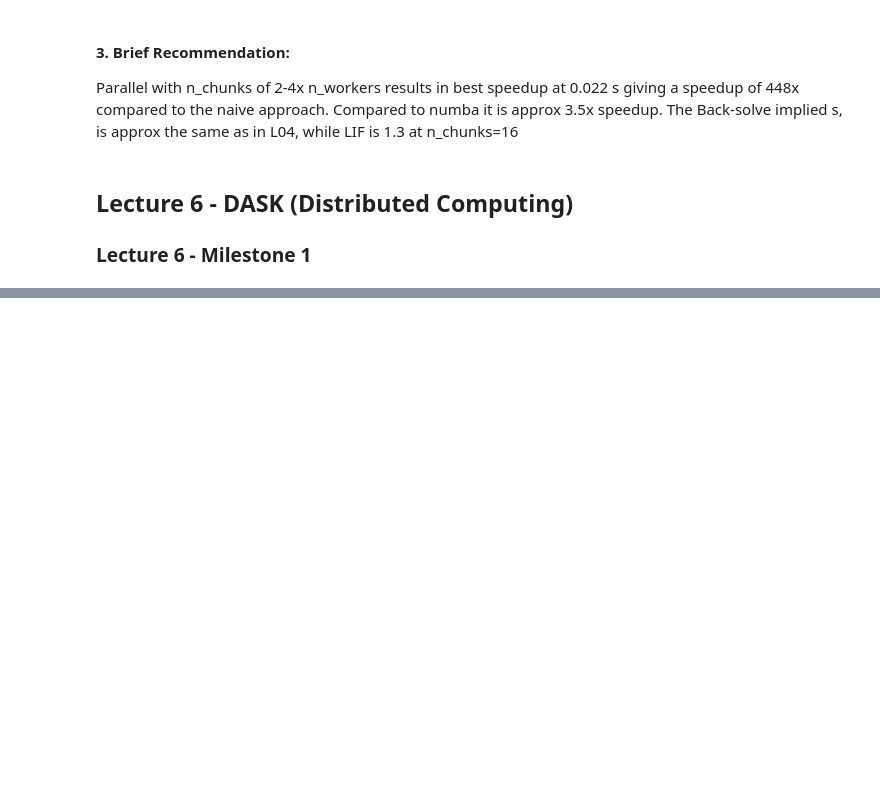
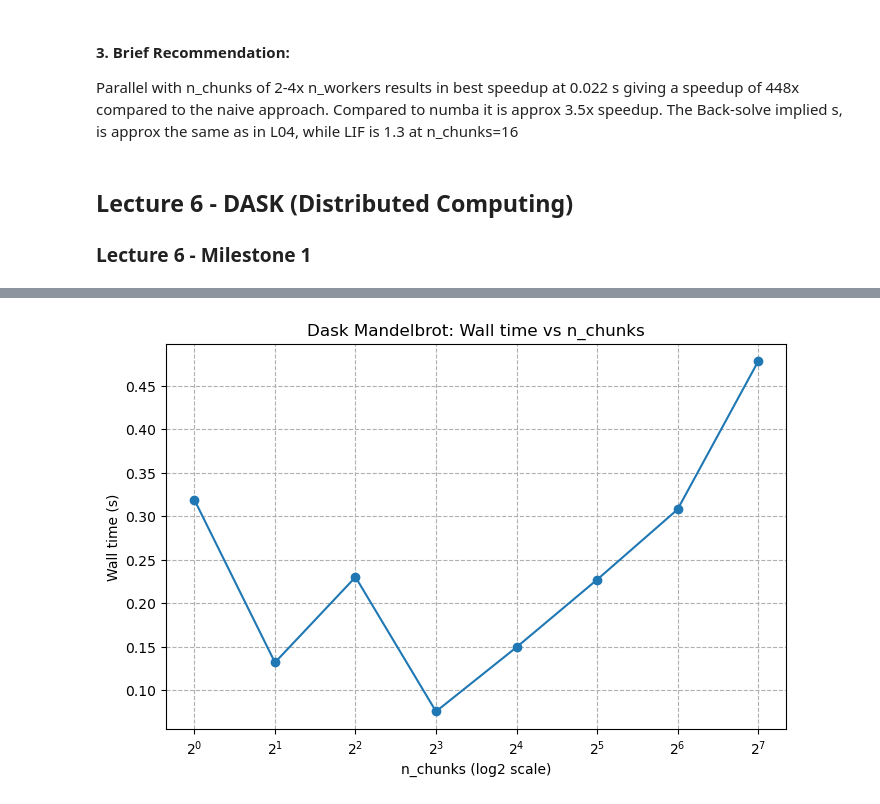
Before and after one commit to math357b/mandelbrot-nsc, a Jupyter notebook: mandelbrot_MP2.ipynb, the cells around one changed output, grey strips where cells are left out. Saved outputs shown, nothing was run; the diff lists cells and outputs as text; code cells hidden in the pictures; blank space fills up the shorter version.

Commit message:
adds Lecture 6 - Milestone 2, computing dask for various n_chunks finding optimal n_chunk

```diff
--- a/mandelbrot_MP2.ipynb
+++ b/mandelbrot_MP2.ipynb
@@ -296,12 +296,15 @@ The Back-solve implied s, is approx the same as in L04, while LIF is 1.3 at n_ch
 ## Lecture 6 - DASK (Distributed Computing)
 ### Lecture 6 - Milestone 1
 # %%
-from mandelbrot_6 import mandelbrot_dask, mandelbrot_chunk
+from mandelbrot_5 import mandelbrot_chunk
+from mandelbrot_6 import mandelbrot_dask
+from mandelbrot_1_2 import compute_mandelbrot_naive
 from dask import delayed
 from dask.distributed import Client, LocalCluster
 import dask, time, statistics
 
 N = 1024
+res = (N, N)
 max_iter = 100
 n_runs = 3
 
@@ -316,6 +319,16 @@ for _ in range(n_runs):
     t0 = time.perf_counter()
     mandelbrot_dask(N=N, x_dim=x_dim, y_dim=y_dim, max_iter=max_iter)
     times.append(time.perf_counter() - t0)
-print(f"Dask local (n_chunks=32): {statistics.median(times):.3f} s")
+    time_dask = statistics.median(times)
+print(f"Dask local (n_chunks=32): {time_dask:.3f} s")
 client.close(); cluster.close()
+
+times = []
+for _ in range(n_runs):
+    t0 = time.perf_counter()
+    compute_mandelbrot_naive(x_dim=x_dim, y_dim=y_dim, res=res)
+    times.append(time.perf_counter() - t0)
+    time_naive = statistics.median(times)
+print(f'Naive: {time_naive} s')
+print(f"Speedup: {time_naive/time_dask:.3f} x")
 # %% [output]
@@ -325,0 +343,66 @@ Dask local (n_chunks=32): 0.250 s
+# %%
+from dask import delayed
+from dask.distributed import Client, LocalCluster
+import dask, time, statistics
+import numpy as np
+import matplotlib.pyplot as plt
+from mandelbrot_5 import mandelbrot_chunk
+from mandelbrot_6 import mandelbrot_dask
+
+# Sweep over n_chunks
+N = 1024
+n_runs = 3
+x_dim = (-2.0, 1.0)
+y_dim = (-1.5, 1.5)
+max_iter = 100
+chunk_values = [1, 2, 4, 8, 16, 32, 64, 128]  # n_chunks to sweep over
+
+cluster = LocalCluster(n_workers=8, threads_per_worker=1)
+client = Client(cluster)
+client.run(lambda: mandelbrot_chunk(row_start=0, row_end=8, N=8, x_dim=x_dim, y_dim=y_dim, max_iter=max_iter)) # warmup clients
+
+results = []
+
+for n_chunks in chunk_values:
+    run_times = []
+    for _ in range(n_runs):
+        start = time.perf_counter()
+        mandelbrot_dask(N, x_dim, y_dim, max_iter, n_chunks=n_chunks)
+        run_times.append(time.perf_counter() - start)
+    median_time = statistics.median(run_times)
+    if n_chunks == 1:
+        T1 = median_time  # baseline
+        speedup = 1.0
+        LIF = 0.0
+    else:
+        speedup = T1 / median_time
+        LIF = n_chunks * median_time / T1 - 1
+    results.append((n_chunks, median_time, speedup, LIF))
+    print(f"Chunks: {n_chunks:3d} | Time: {median_time:.2f}s | Speedup: {speedup:.2f} | LIF: {LIF:.2f}")
+
+# Convert results to arrays for plotting
+results_array = np.array(results)
+n_chunks_arr = results_array[:,0]
+times_arr = results_array[:,1]
+speedup_arr = results_array[:,2]
+LIF_arr = results_array[:,3]
+
+# Plot wall time vs n_chunks
+plt.figure(figsize=(8,5))
+plt.plot(n_chunks_arr, times_arr, marker='o')
+plt.xscale('log', base=2)
+plt.xlabel("n_chunks (log2 scale)")
+plt.ylabel("Wall time (s)")
+plt.title("Dask Mandelbrot: Wall time vs n_chunks")
+plt.grid(True, which='both', ls='--')
+plt.savefig("figures/dask_chunk_sweep.png", dpi=150)
+plt.show()
+
+# Find optimal chunk count
+optimal_idx = np.argmin(times_arr)
+n_optimal = int(n_chunks_arr[optimal_idx])
+t_min = times_arr[optimal_idx]
+LIF_min = LIF_arr[optimal_idx]
+
+print(f"Optimal n_chunks: {n_optimal}, t_min: {t_min:.2f}s, LIF_min: {LIF_min:.2f}")
+# %% [output]
@@ -325,0 +420 @@ Dask local (n_chunks=32): 0.250 s
+[figure, added]
```
Also changed, not shown: parts of 6 cells of this notebook.
